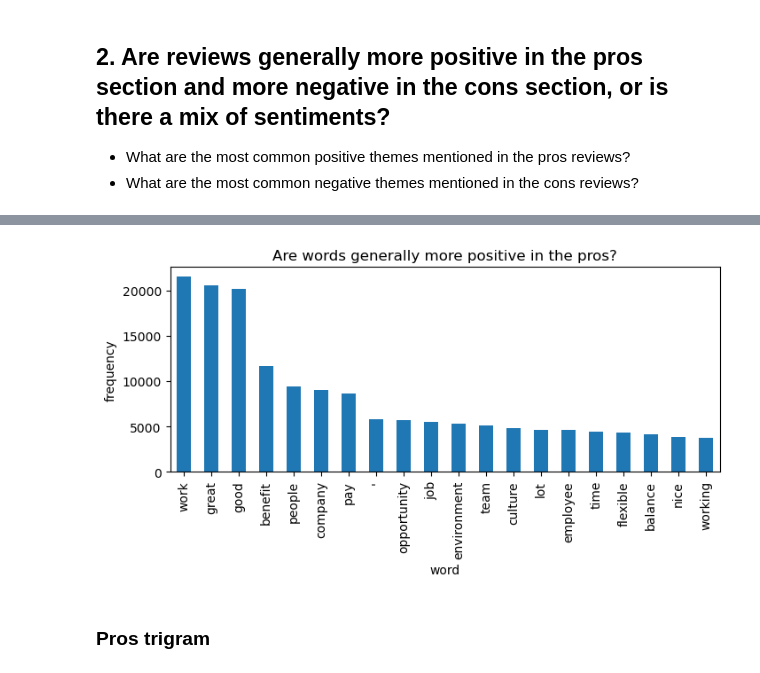
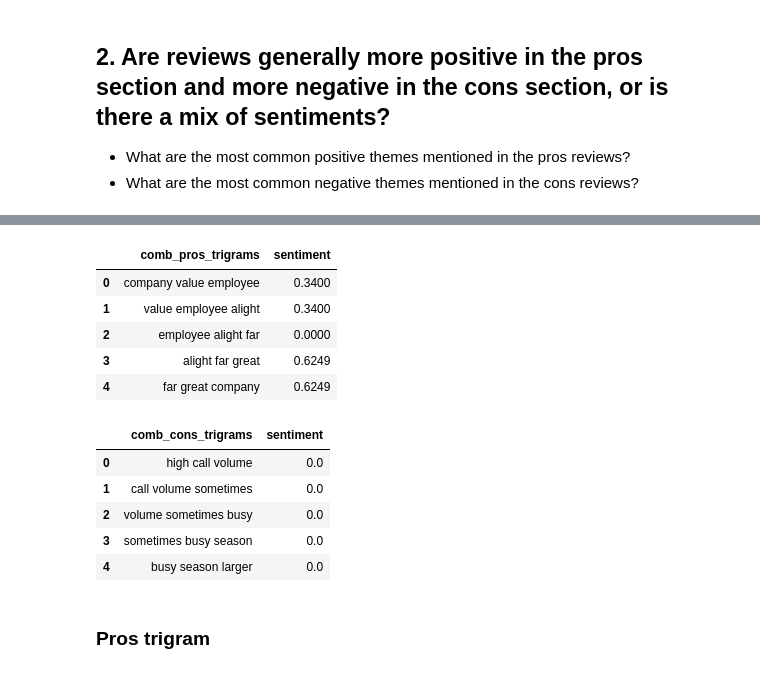
Before and after one commit to glassdoorstars/glassdoor-rating-predictions, a Jupyter notebook: trigramexplore.ipynb, the cells around one changed output, grey strips where cells are left out. Saved outputs shown, nothing was run; the diff lists cells and outputs as text; code cells hidden in the pictures.

```diff
--- a/trigramexplore.ipynb
+++ b/trigramexplore.ipynb
@@ -115,12 +124,26 @@ pros_trigrams.head(3)
-# %%
-plt.figure(figsize=(8,3))
-pd.Series(" ".join(train.pros_lemmatized.values).split()).value_counts().head(20).plot(kind="bar")
-plt.title(f"Are words generally more positive in the pros?")
-plt.xlabel("word")
-plt.ylabel("frequency")
-plt.show()
-# %% [output]
-[figure, removed]
+# %%
+# use polarity_scores from that object
+sia = nltk.sentiment.SentimentIntensityAnalyzer()
+pros_trigrams["sentiment"] = pros_trigrams.comb_pros_trigrams.apply(lambda doc: sia.polarity_scores(doc)['compound'])
+cons_trigrams["sentiment"] = cons_trigrams.comb_cons_trigrams.apply(lambda doc: sia.polarity_scores(doc)['compound'])
+# %%
+pros_trigrams.head(5)
+# %% [output]
+|  | comb_pros_trigrams | sentiment |
+| 0 | company value employee | 0.3400 |
+| 1 | value employee alight | 0.3400 |
+| 2 | employee alight far | 0.0000 |
+| 3 | alight far great | 0.6249 |
+| 4 | far great company | 0.6249 |
+# %%
+cons_trigrams.head(5)
+# %% [output]
+|  | comb_cons_trigrams | sentiment |
+| 0 | high call volume | 0.0 |
+| 1 | call volume sometimes | 0.0 |
+| 2 | volume sometimes busy | 0.0 |
+| 3 | sometimes busy season | 0.0 |
+| 4 | busy season larger | 0.0 |
 # %% [markdown]
 ### Pros trigram
 # %%
```
Also changed, not shown: parts of 14 cells of this notebook.
